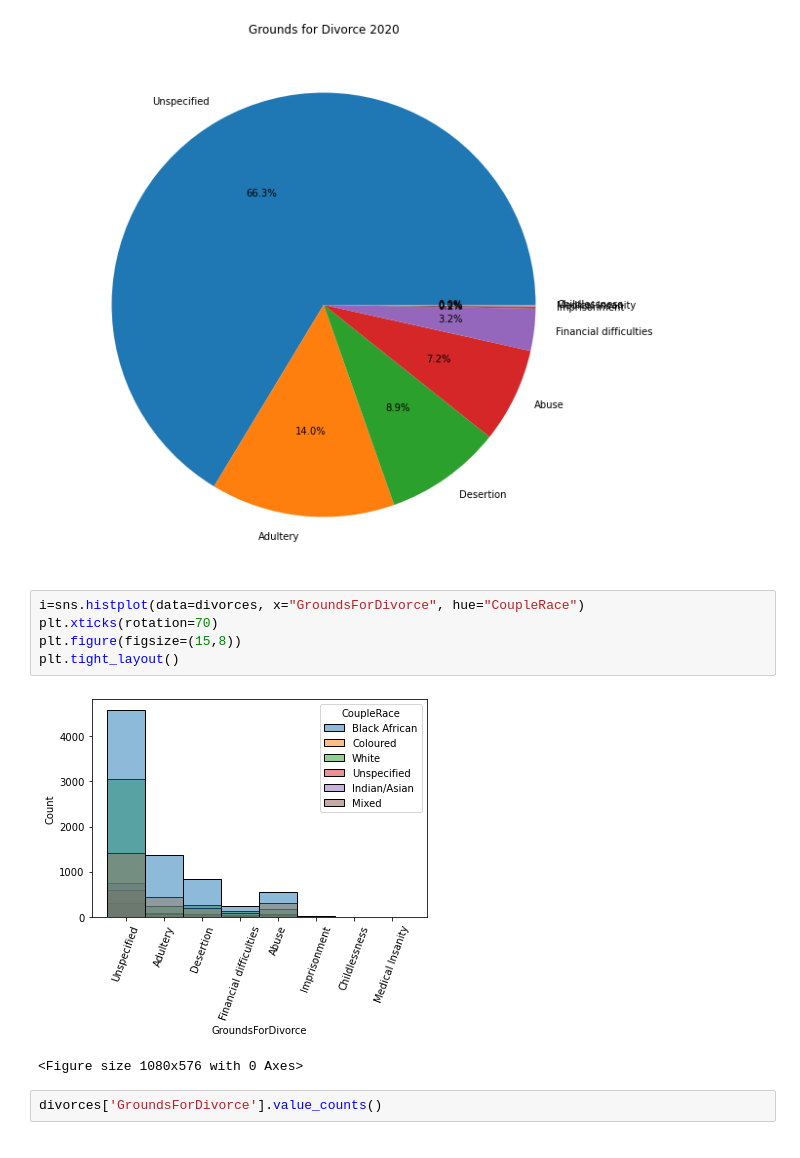
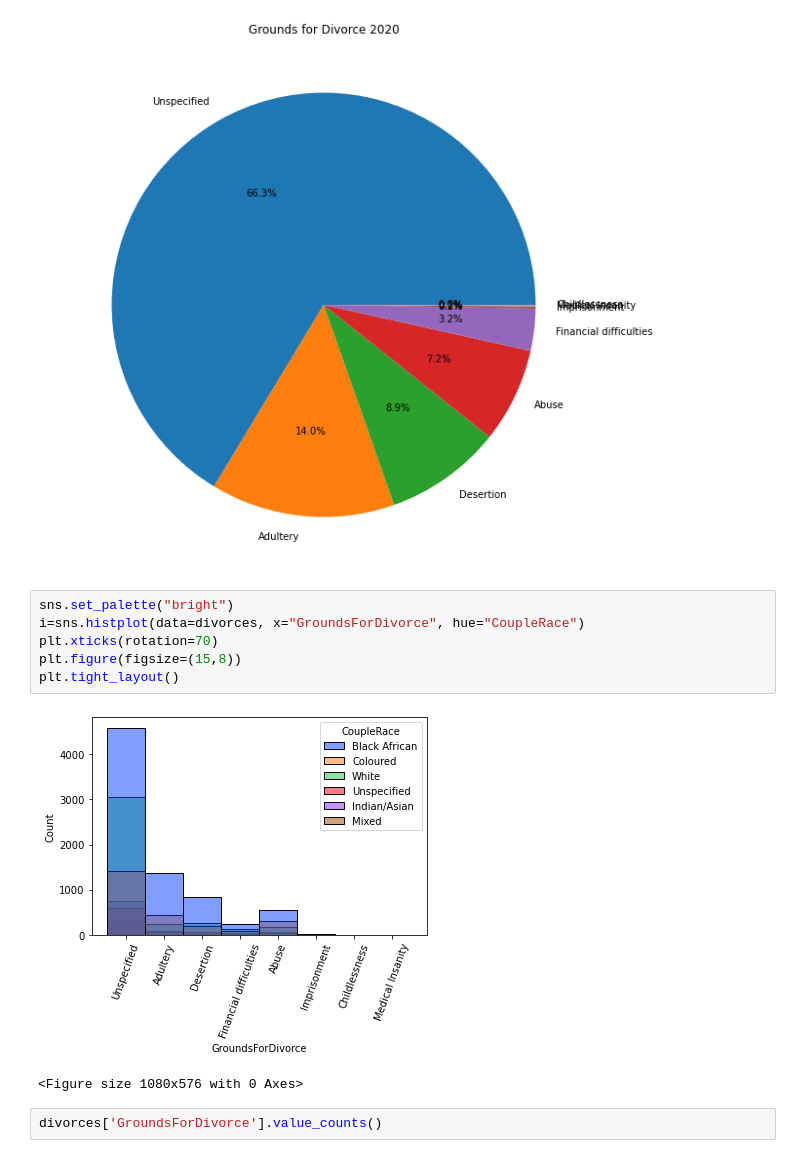
Before and after one commit to PONKAS/Data-Analysis, a Jupyter notebook: 2020 SA Marriage Analysis Project.ipynb, the cells around one changed output. Drawn from its saved outputs; the diff is of its cells as text.

```diff
--- a/2020 SA Marriage Analysis Project.ipynb
+++ b/2020 SA Marriage Analysis Project.ipynb
@@ -279,12 +314,13 @@ y.plot.pie(autopct="%.1f%%", title='Grounds for Divorce 2020', ylabel=' ' ,figsi
 <AxesSubplot:title={'center':'Grounds for Divorce 2020'}, ylabel=' '>
 [figure]
 # %%
+sns.set_palette("bright")
 i=sns.histplot(data=divorces, x="GroundsForDivorce", hue="CoupleRace")
 plt.xticks(rotation=70)
 plt.figure(figsize=(15,8))
 plt.tight_layout()
 # %% [output]
-[figure, old version]
+[figure, new version]
 <Figure size 1080x576 with 0 Axes>
 # %%
 divorces['GroundsForDivorce'].value_counts()
```
Also changed, not shown: parts of 32 cells of this notebook.
